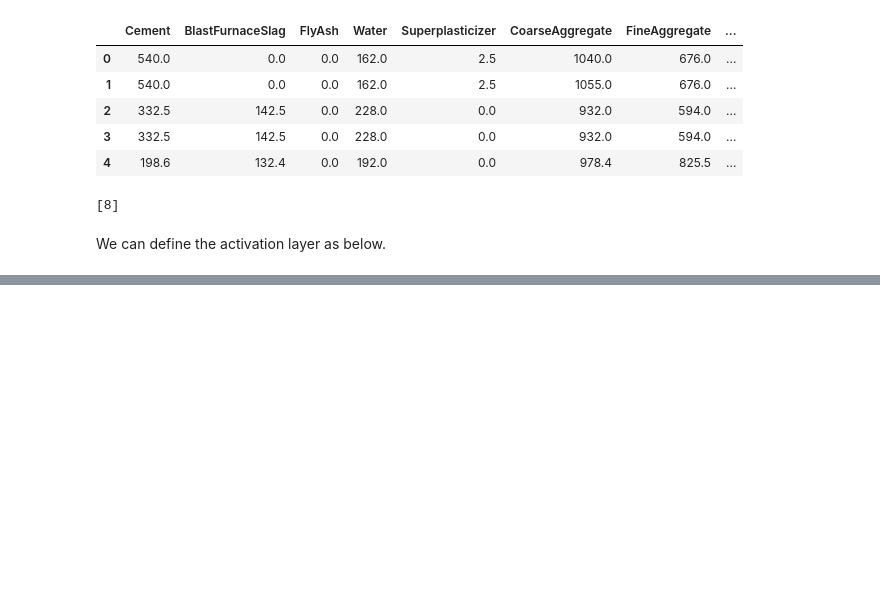
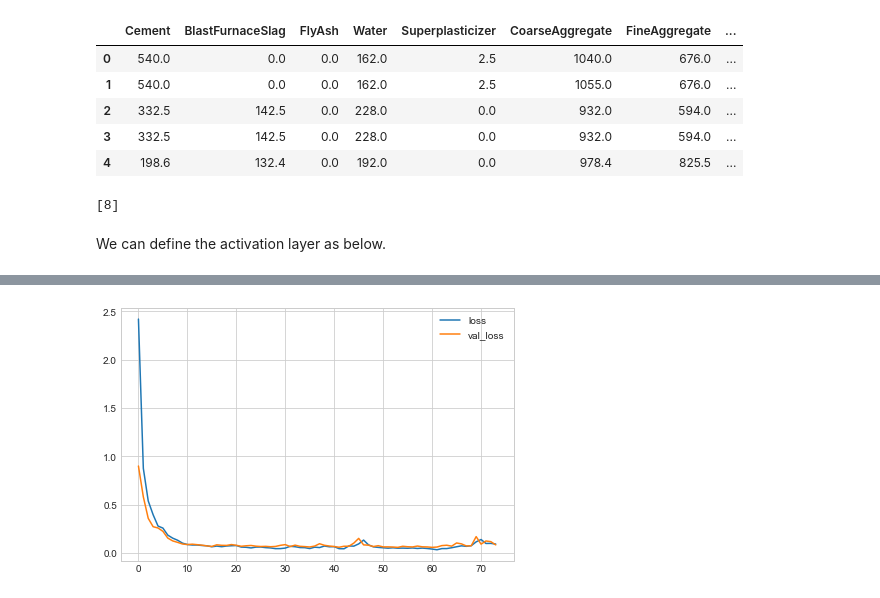
Before and after one commit to lloydhamilton/kaggle_projects, a Jupyter notebook: deep_learning_tutorial/deep_learning_101.ipynb, the cells around one changed output, grey strips where cells are left out. Saved outputs shown, nothing was run; the diff lists cells and outputs as text; code cells hidden in the pictures; blank space fills up the shorter version.

Commit message:
added early stopping notes

```diff
--- a/deep_learning_tutorial/deep_learning_101.ipynb
+++ b/deep_learning_tutorial/deep_learning_101.ipynb
@@ -175,0 +236,36 @@ history_df['loss'].plot();
+# %%
+# Early Stopping
+
+from tensorflow.keras.callbacks import EarlyStopping
+
+early_stopping = EarlyStopping(
+    min_delta = 0.001,
+    patience = 20,
+    restore_best_weights = True
+)
+
+model = keras.Sequential([
+    layers.Dense(512, activation='relu', input_shape = [X.shape[1]]),
+    layers.Dense(512, activation='relu'),
+    layers.Dense(512, activation='relu'),
+    layers.Dense(1)
+])
+
+model.compile(
+    optimizer='adam',
+    loss='mae'
+)
+
+history = model.fit(
+    X_train, y_train,
+    validation_data = (X_test, y_test),
+    batch_size=256,
+    epochs=500,
+    callbacks=[early_stopping],
+    verbose=0
+)
+
+history_df = pd.DataFrame(history.history)
+history_df.loc[:, ['loss', 'val_loss']].plot();
+# %% [output]
+[figure, added]
```
Also changed, not shown: parts of 10 cells of this notebook.
